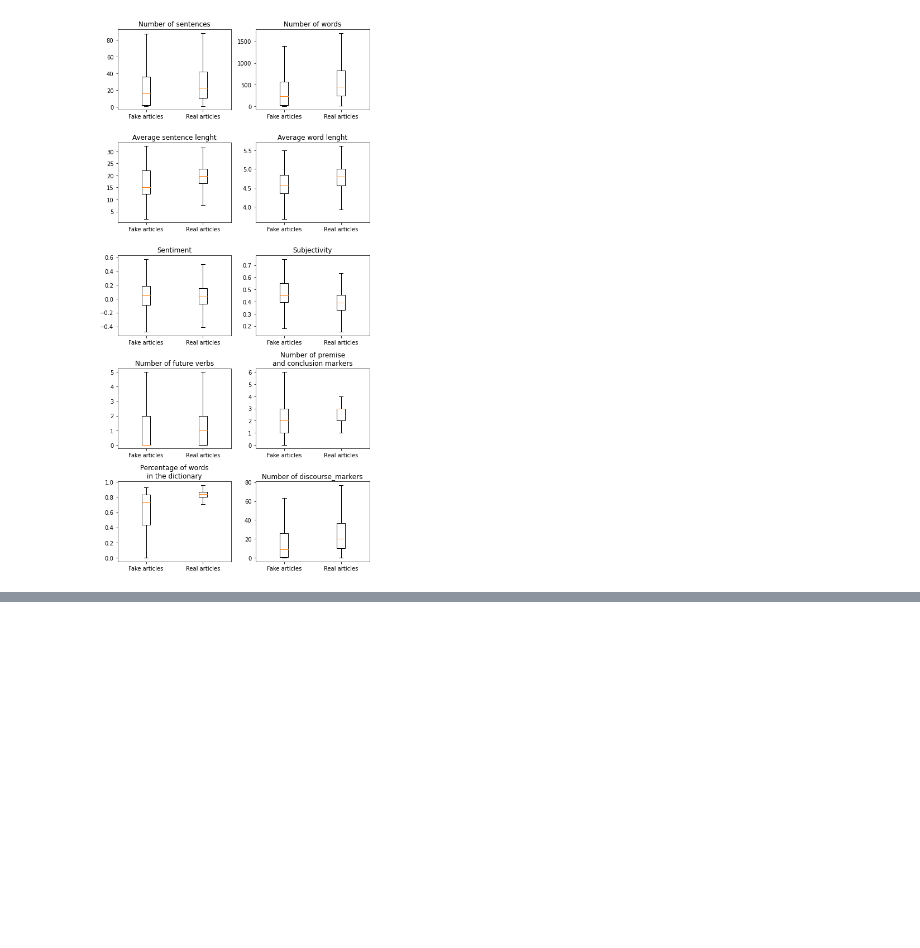
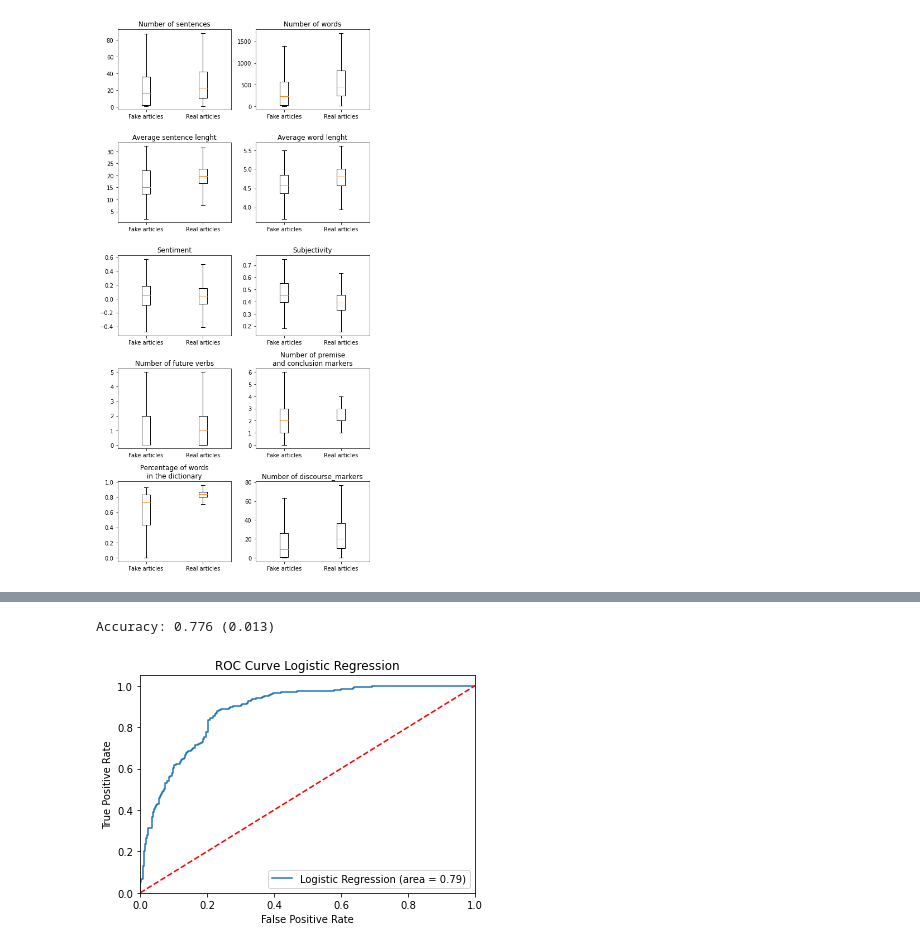
Before and after one commit to oraziorillo/FakeNewsDetection, a Jupyter notebook: paper_extension.ipynb, the cells around one changed output, grey strips where cells are left out. Saved outputs shown, nothing was run; the diff lists cells and outputs as text; code cells hidden in the pictures; blank space fills up the shorter version.

Commit message:
added comments, updated modeling

```diff
--- a/paper_extension.ipynb
+++ b/paper_extension.ipynb
@@ -413,0 +437,31 @@ plt.savefig("Corr Heatmap.jpg")
+# %%
+# Logistic Regression
+# prepare the cross-validation procedure
+cv = KFold(n_splits=5, random_state=1, shuffle=True)
+# create model
+model = LogisticRegression()
+# evaluate model
+scores = cross_val_score(model, X, y, scoring='accuracy', cv=cv, n_jobs=-1)
+# report performance
+print('Accuracy: %.3f (%.3f)' % (np.mean(scores), np.std(scores)))
+# %% [output]
+Accuracy: 0.776 (0.013)
+# %%
+# Logistic Regression ROC plot
+
+model.fit(X_train, y_train)
+
+logit_roc_auc = roc_auc_score(y_test, model.predict(X_test))
+fpr, tpr, thresholds = roc_curve(y_test, model.predict_proba(X_test)[:,1])
+plt.figure()
+plt.plot(fpr, tpr, label='Logistic Regression (area = %0.2f)' % logit_roc_auc)
+plt.plot([0, 1], [0, 1],'r--')
+plt.xlim([0.0, 1.0])
+plt.ylim([0.0, 1.05])
+plt.xlabel('False Positive Rate')
+plt.ylabel('True Positive Rate')
+plt.title('ROC Curve Logistic Regression')
+plt.legend()
+plt.show()
+# %% [output]
+[figure, added]
```
Also changed, not shown: parts of 20 cells of this notebook, 2 other files.
